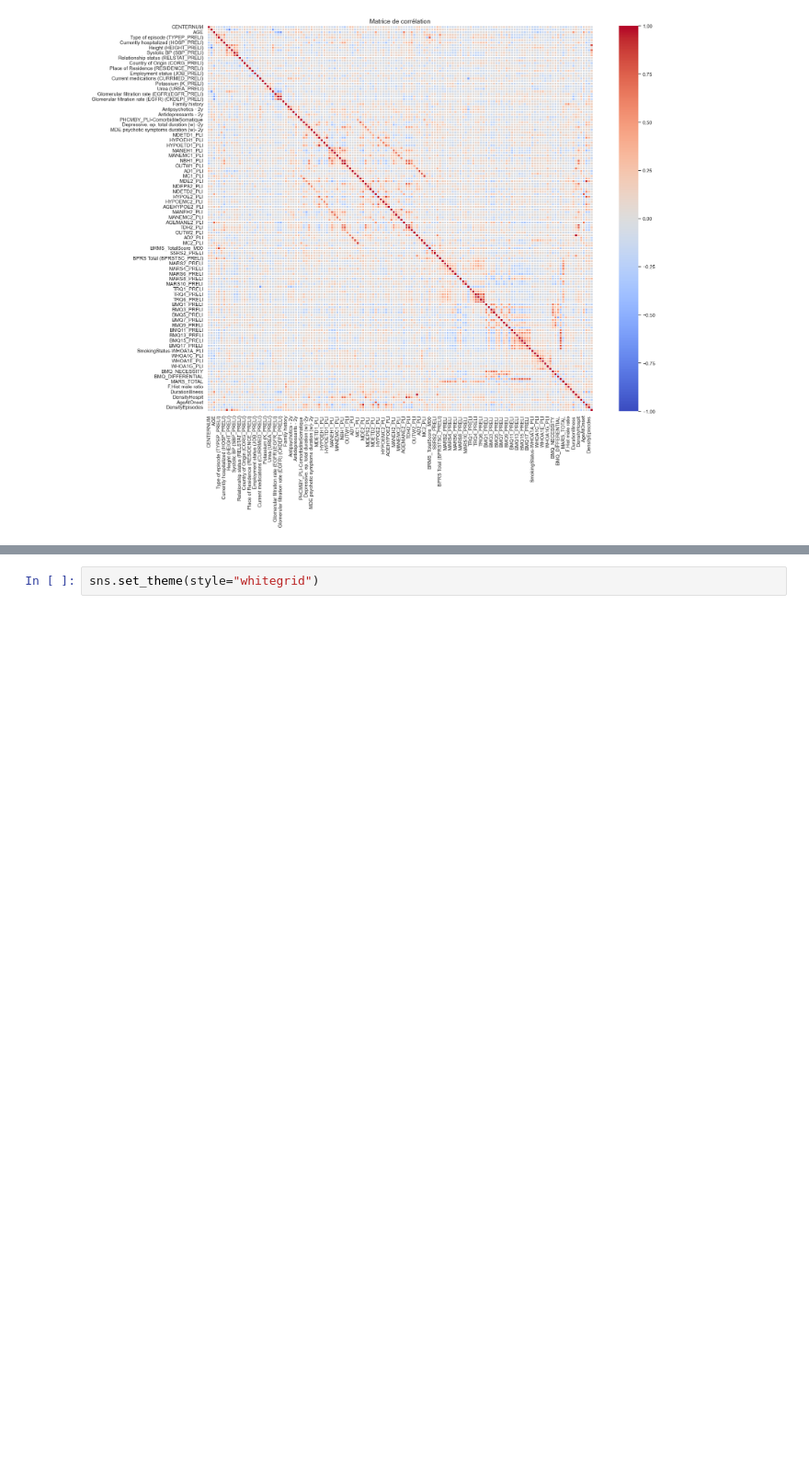
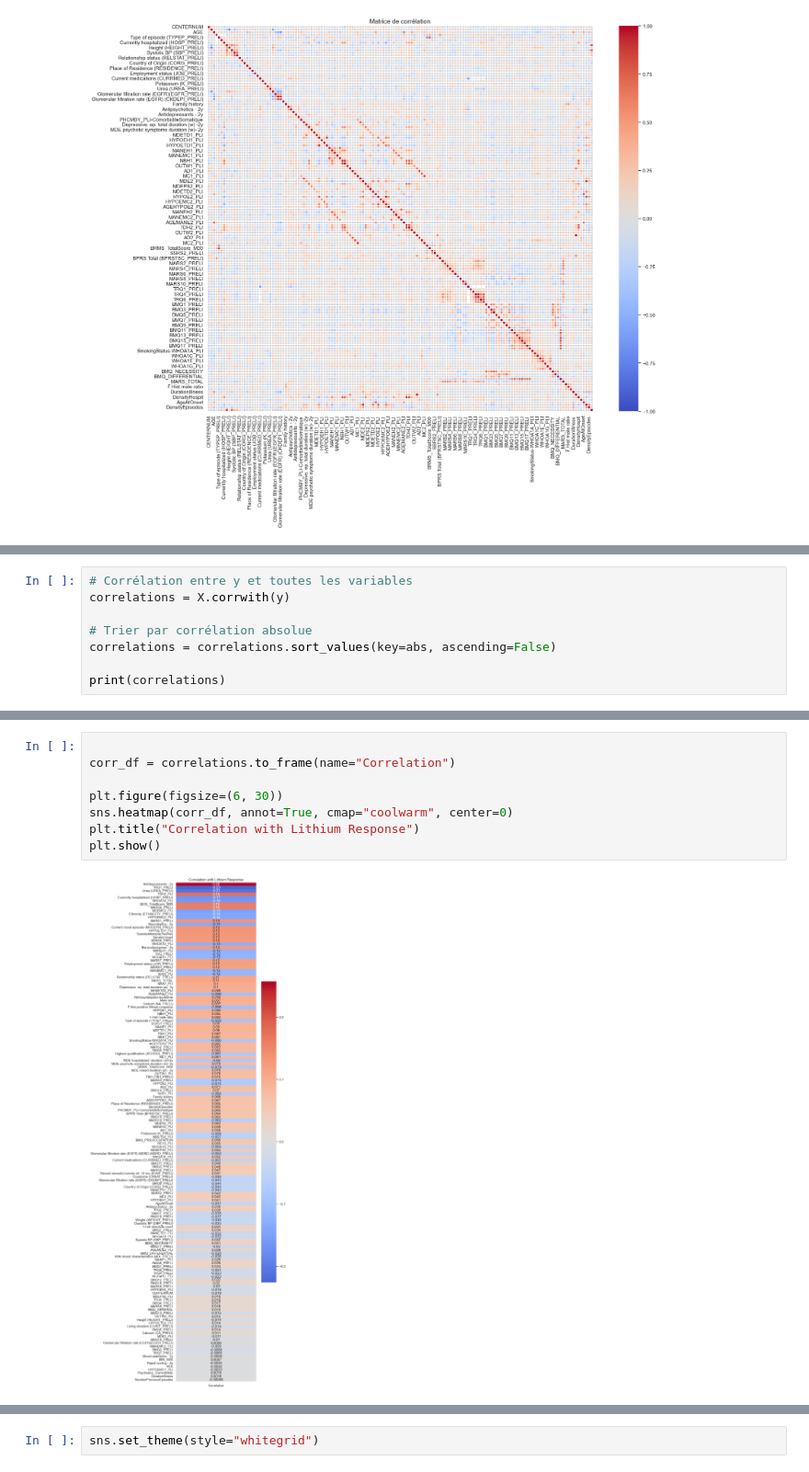
Before and after one commit to neurospin-projects/2026_ychaoub_rlink_predict_response_clinic, a Jupyter notebook: 03_Analysis_visualization.ipynb, the cells around one changed output, grey strips where cells are left out. Shown at 92% size. Saved outputs shown, nothing was run; the diff lists cells and outputs as text; blank space fills up the shorter version.

Commit message:
Correlation between Response and all other variables

```diff
--- a/03_Analysis_visualization.ipynb
+++ b/03_Analysis_visualization.ipynb
@@ -263,2 +267,10 @@ print(vif_df)
 
 [150 rows x 2 columns]
+# %%
+# Corrélation entre y et toutes les variables
+correlations = X.corrwith(y)
+
+# Trier par corrélation absolue
+correlations = correlations.sort_values(key=abs, ascending=False)
+
+print(correlations)
@@ -264,0 +290,10 @@ print(vif_df)
+# %%
+
+corr_df = correlations.to_frame(name="Correlation")
+
+plt.figure(figsize=(6, 30))
+sns.heatmap(corr_df, annot=True, cmap="coolwarm", center=0)
+plt.title("Correlation with Lithium Response")
+plt.show()
+# %% [output]
+[figure, added]
```
Also changed, not shown: parts of 15 cells of this notebook.
